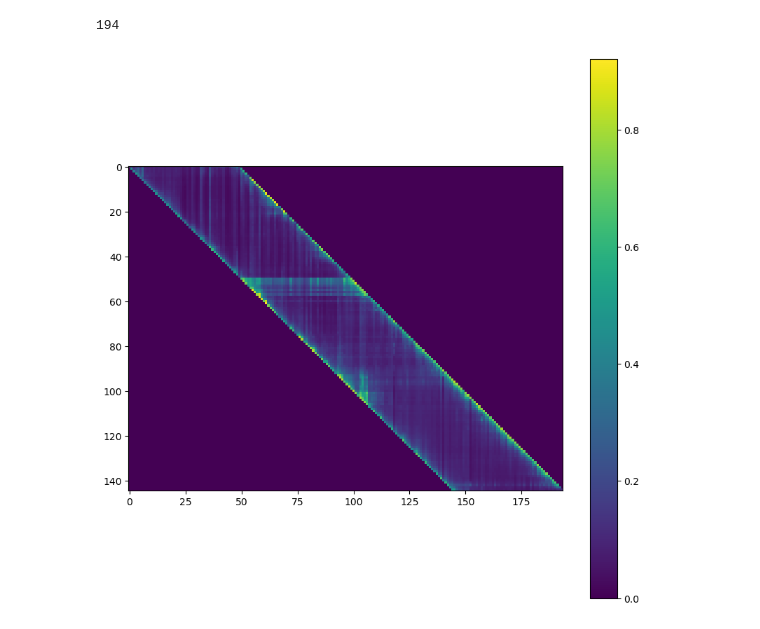
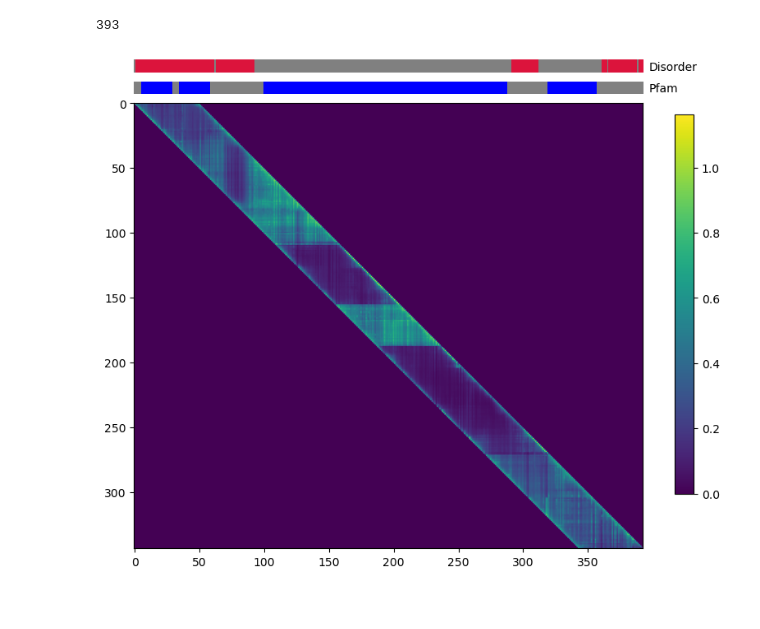
Before and after one commit to francosimonetti/disorder_flavours, a Jupyter notebook: kmer_analysis.ipynb, the cells around one changed output. Cells and saved outputs as stored; diff of their text form; code cells hidden in the pictures.

Commit message:
improved plots kmers analysis

```diff
--- a/kmer_analysis.ipynb
+++ b/kmer_analysis.ipynb
@@ -1,5 +1,10 @@
 # %%
 from Bio import SeqIO
+import os
+import json
+import numpy as np
+import pandas as pd
+import matplotlib.pyplot as plt
 
 def get_kmers(seq, K=30):
     start = 0
@@ -14,8 +19,8 @@ def get_kmers(seq, K=30):
             ranges.append(f"{i}_{i+K}")
     return kmers, ranges
 
-uniprots = ["P02686", "P07305", "O00488"]
-unip = 1
+uniprots = ["P04637", "P02686", "P07305", "O00488"]
+unip = 0
 
 fastafile = f"/data/franco/datasets/disprot/fasta/{uniprots[unip]}.fasta"
 K = 50
@@ -124,13 +139,63 @@ for i,r in enumerate(ranges):
     s   = int(arr[0])
     e   = int(arr[1])
     image_matrix[i, s:e] = cos_distances[i]
-# %%
-print(len(seq))
-fig = plt.figure(figsize=(10,10))
-ax  = fig.add_subplot(111)
-im  = ax.imshow(image_matrix)
-fig.colorbar(im)
-plt.show()
-# %% [output]
-194
-[figure, removed]
+# %%
+from mpl_toolkits.axes_grid1 import make_axes_locatable
+from matplotlib.colors import ListedColormap
+
+domain_cmap_list = ['gray', 'blue'] #, 'gold', 'lawngreen', 'blue', 'grey']
+domain_cmap = ListedColormap(domain_cmap_list)
+disorder_cmap_list = ['gray', 'crimson'] #, 'gold', 'lawngreen', 'blue', 'grey']
+disorder_cmap = ListedColormap(disorder_cmap_list)
+
+print(len(seq))
+fig = plt.figure(figsize=(10,10))
+ax  = fig.add_subplot(111)
+im  = ax.imshow(image_matrix)
+fig.colorbar(im, ax=ax, shrink=0.6)
+# fig.suptitle(f"{uniprots[unip]} {K}-mer embedding cos-distance")
+
+# Add annotations
+divider = make_axes_locatable(ax)
+
+domain_colors = np.zeros(len(seq))
+for d in pfam_domains:
+    domain_colors[d['start']:d['end']] = 1
+
+pfam_regioncolors = np.zeros((len(seq), int(image_matrix.shape[0]*0.03) ))
+for i,x in enumerate(domain_colors):
+    pfam_regioncolors[i, :] = x
+
+# add domain annotation on top
+cax_domaincolors = divider.append_axes("top", size="3%", pad= 0.1)
+cax_domaincolors.set_axis_off()
+ccol = cax_domaincolors.imshow(pfam_regioncolors.T, cmap=domain_cmap)
+
+# add disorder annotations
+disorder_colors = np.zeros(len(seq))
+for d in disprot_regions:
+    disorder_colors[d['start']:d['end']] = 1
+disorder_regioncolors = np.zeros((len(seq), int(image_matrix.shape[0]*0.03) ))
+for i,x in enumerate(disorder_colors):
+    disorder_regioncolors[i, :] = x
+
+cax_disordercolors = divider.append_axes("top", size="3%", pad= 0.1)
+cax_disordercolors.set_axis_off()
+disccol = cax_disordercolors.imshow(disorder_regioncolors.T, cmap=disorder_cmap)
+
+bbox_points = plt.gcf().transFigure.inverted().transform(cax_disordercolors.get_tightbbox(fig.canvas.get_renderer()).get_points())
+label_xpoint = bbox_points[1,0] + 0.01*bbox_points[1,0]
+label_ypoint = bbox_points[0,1] #+ (bbox_points[1,1]-bbox_points[1,0])
+ax.text(label_xpoint, label_ypoint, "Disorder", va='bottom', ha='left', transform=plt.gcf().transFigure)
+
+bbox_points = plt.gcf().transFigure.inverted().transform(cax_domaincolors.get_tightbbox(fig.canvas.get_renderer()).get_points())
+label_xpoint = bbox_points[1,0] + 0.01*bbox_points[1,0]
+label_ypoint = bbox_points[0,1] #+ (bbox_points[1,1]-bbox_points[1,0])
+ax.text(label_xpoint, label_ypoint, "Pfam", va='bottom', ha='left', transform=plt.gcf().transFigure)
+
+
+# plt.savefig(f"{uniprots[unip]}_{K}mer_cosdist.png", bbox_inches='tight')
+plt.show()
+# %% [output]
+393
+[figure, added]
```
Also changed, not shown: parts of 16 cells of this notebook, 2 other files.
